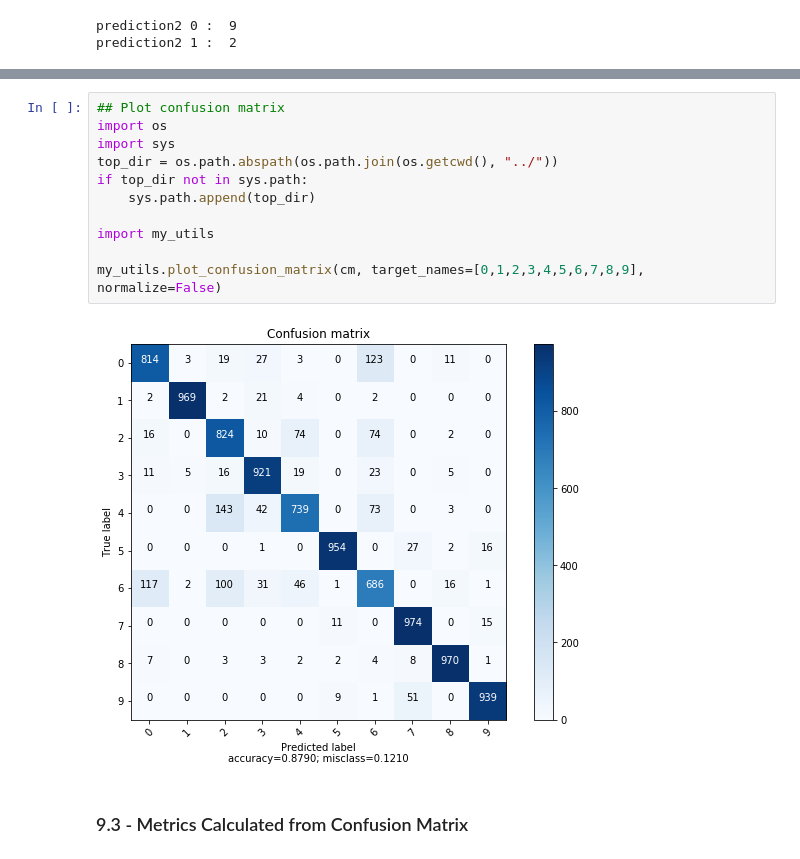
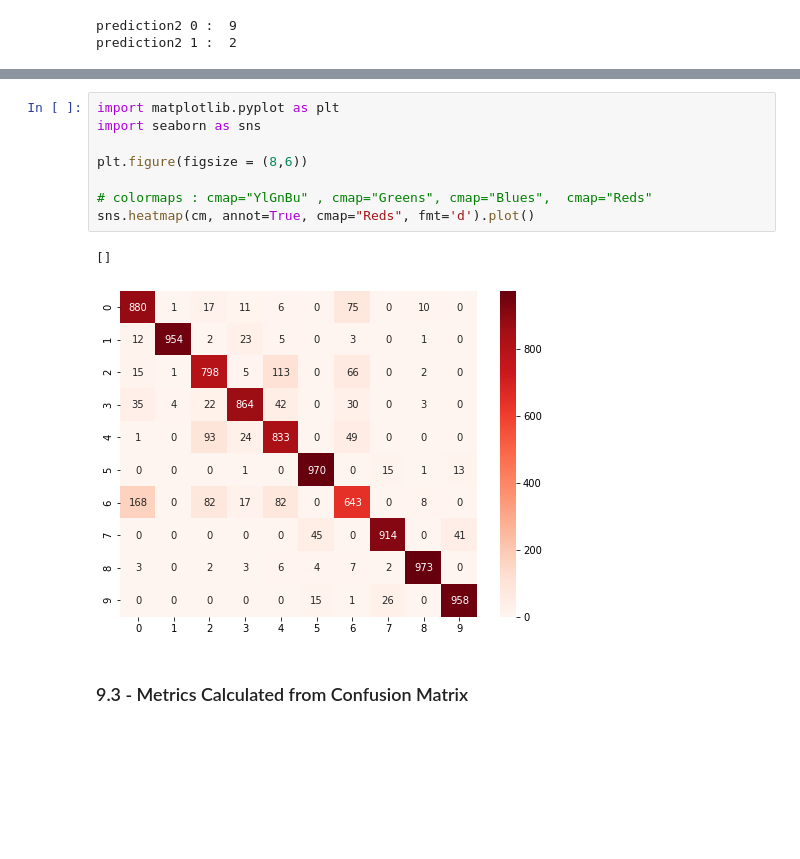
Before and after one commit to elephantscale/deep-learning-with-tensorflow-solutions, a Jupyter notebook: computer-vision/2-fashion-mnist.ipynb, the cells around one changed output, grey strips where cells are left out. Saved outputs shown, nothing was run; the diff lists cells and outputs as text; blank space fills up the shorter version.

Commit message:
update confusion matrix plot [2]

```diff
--- a/computer-vision/2-fashion-mnist.ipynb
+++ b/computer-vision/2-fashion-mnist.ipynb
@@ -346,16 +354,14 @@ array([[814,   3,  19,  27,   3,   0, 123,   0,  11,   0],
-# %%
-## Plot confusion matrix
-import os
-import sys
-top_dir = os.path.abspath(os.path.join(os.getcwd(), "../"))
-if top_dir not in sys.path:
-    sys.path.append(top_dir)
-
-import my_utils
-
-my_utils.plot_confusion_matrix(cm, target_names=[0,1,2,3,4,5,6,7,8,9], normalize=False)
-# %% [output]
-[figure, removed]
+# %%
+import matplotlib.pyplot as plt
+import seaborn as sns
+
+plt.figure(figsize = (8,6))
+
+# colormaps : cmap="YlGnBu" , cmap="Greens", cmap="Blues",  cmap="Reds"
+sns.heatmap(cm, annot=True, cmap="Reds", fmt='d').plot()
+# %% [output]
+[]
+[figure, added]
 # %% [markdown]
 ### 9.3 - Metrics Calculated from Confusion Matrix
 # %%
```
Also changed, not shown: parts of 11 cells of this notebook, 1 other file.
